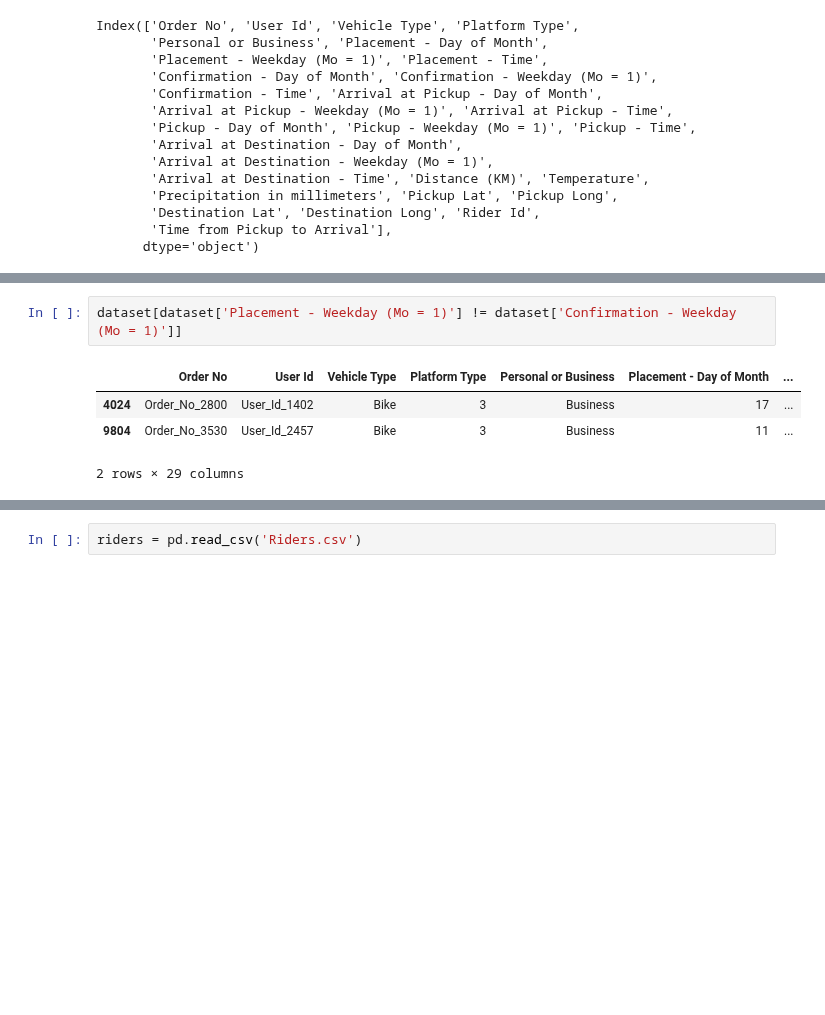
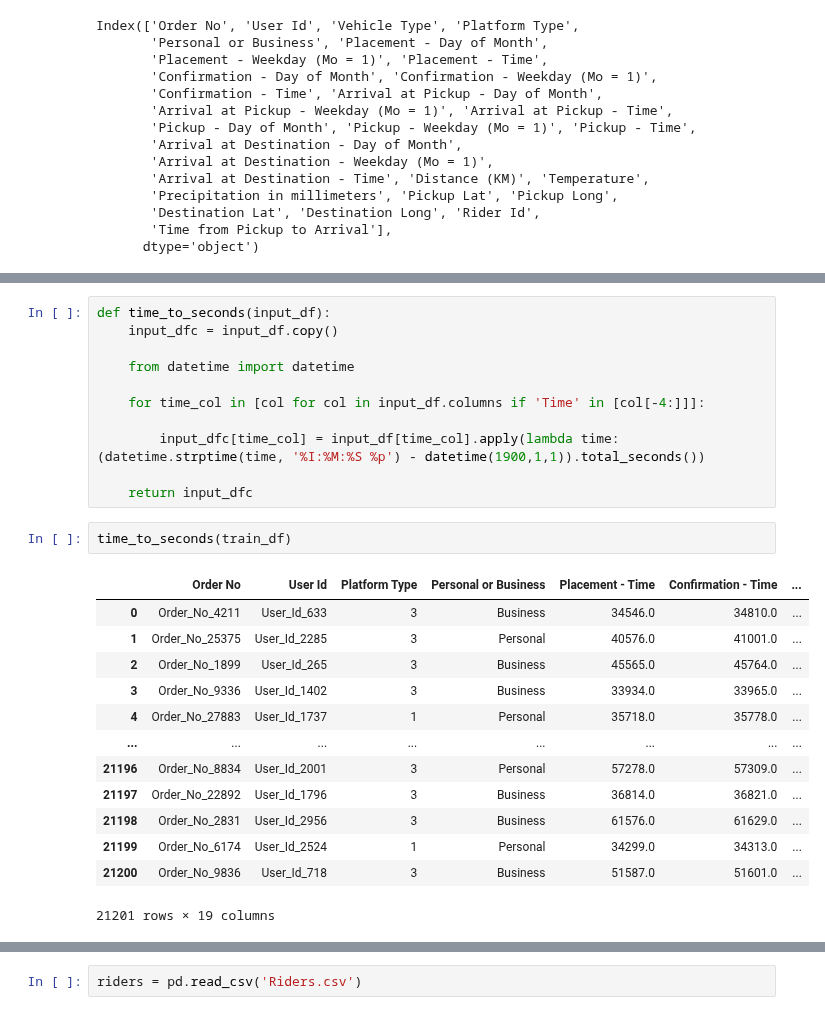
Before and after one commit to Mangalis0/Zindi-Regression-Hackathon, a Jupyter notebook: sam_regression.ipynb, the cells around one changed output, grey strips where cells are left out. Cells and saved outputs as stored; diff of their text form; blank space fills up the shorter version.

```diff
--- a/sam_regression.ipynb
+++ b/sam_regression.ipynb
@@ -99,8 +121,28 @@ train_df
 21201 rows × 19 columns
-# %%
-dataset[dataset['Placement - Weekday (Mo = 1)'] != dataset['Confirmation - Weekday (Mo = 1)']]
-# %% [output]
-|  | Order No | User Id | Vehicle Type | Platform Type | Personal or Business | Placement - Day of Month | ... |
-| 4024 | Order_No_2800 | User_Id_1402 | Bike | 3 | Business | 17 | ... |
-| 9804 | Order_No_3530 | User_Id_2457 | Bike | 3 | Business | 11 | ... |
-2 rows × 29 columns
+# %%
+def time_to_seconds(input_df):
+    input_dfc = input_df.copy()
+
+    from datetime import datetime
+
+    for time_col in [col for col in input_df.columns if 'Time' in [col[-4:]]]:
+
+        input_dfc[time_col] = input_df[time_col].apply(lambda time: (datetime.strptime(time, '%I:%M:%S %p') - datetime(1900,1,1)).total_seconds())
+
+    return input_dfc
+# %%
+time_to_seconds(train_df)
+# %% [output]
+|  | Order No | User Id | Platform Type | Personal or Business | Placement - Time | Confirmation - Time | ... |
+| 0 | Order_No_4211 | User_Id_633 | 3 | Business | 34546.0 | 34810.0 | ... |
+| 1 | Order_No_25375 | User_Id_2285 | 3 | Personal | 40576.0 | 41001.0 | ... |
+| 2 | Order_No_1899 | User_Id_265 | 3 | Business | 45565.0 | 45764.0 | ... |
+| 3 | Order_No_9336 | User_Id_1402 | 3 | Business | 33934.0 | 33965.0 | ... |
+| 4 | Order_No_27883 | User_Id_1737 | 1 | Personal | 35718.0 | 35778.0 | ... |
+| ... | ... | ... | ... | ... | ... | ... | ... |
+| 21196 | Order_No_8834 | User_Id_2001 | 3 | Personal | 57278.0 | 57309.0 | ... |
+| 21197 | Order_No_22892 | User_Id_1796 | 3 | Business | 36814.0 | 36821.0 | ... |
+| 21198 | Order_No_2831 | User_Id_2956 | 3 | Business | 61576.0 | 61629.0 | ... |
+| 21199 | Order_No_6174 | User_Id_2524 | 1 | Personal | 34299.0 | 34313.0 | ... |
+| 21200 | Order_No_9836 | User_Id_718 | 3 | Business | 51587.0 | 51601.0 | ... |
+21201 rows × 19 columns
```
Also changed, not shown: parts of 12 cells of this notebook.
